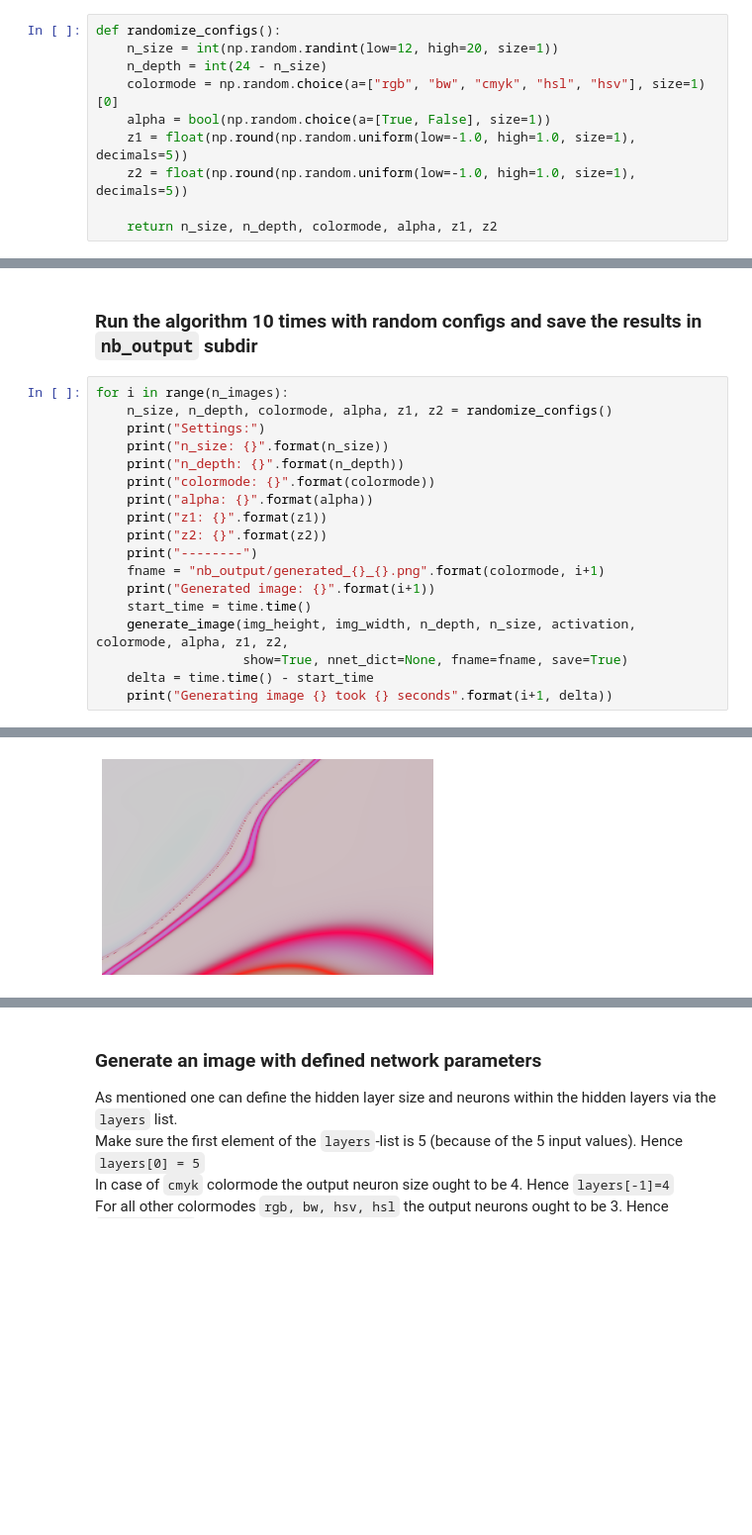
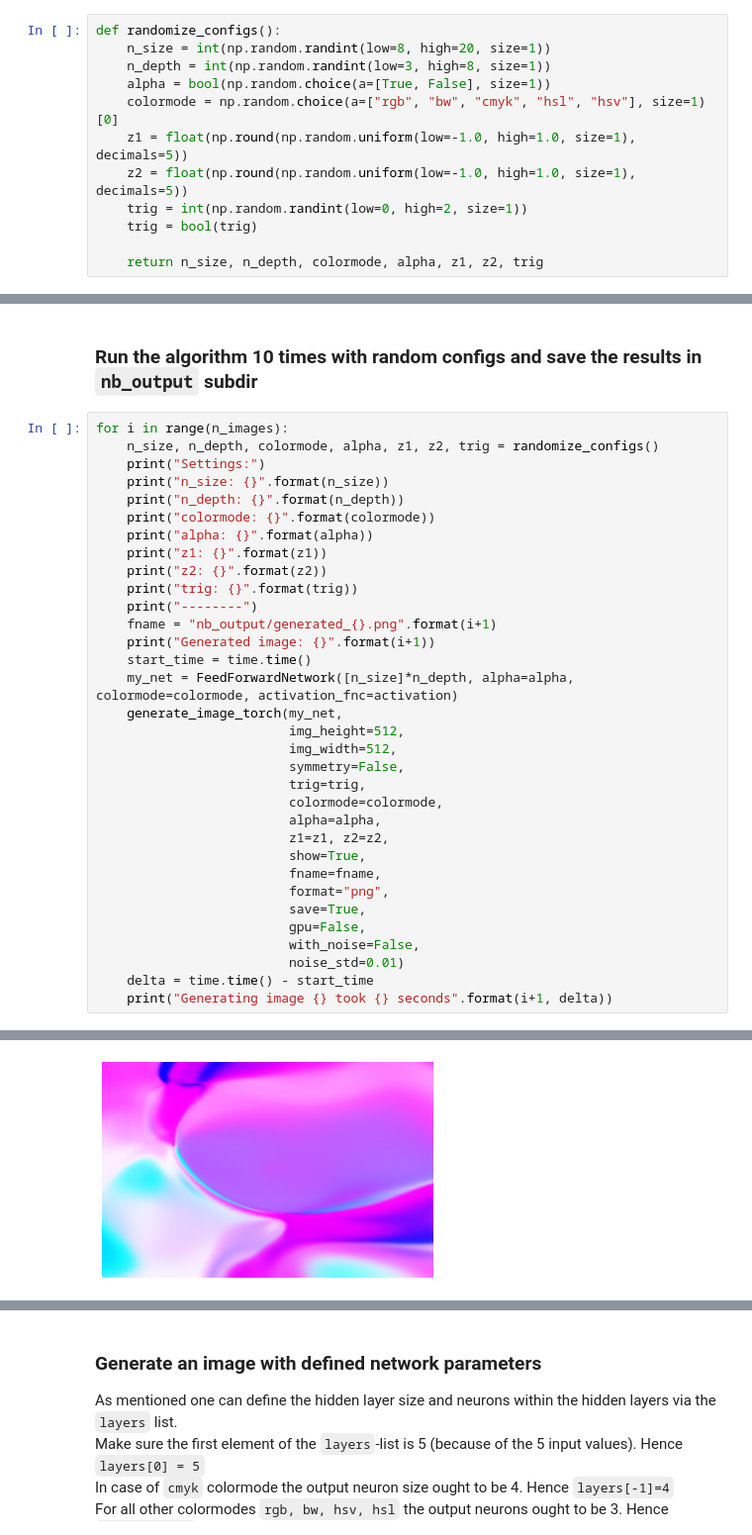
Before and after one commit to tuanle618/neural-net-random-art, a Jupyter notebook: nb_random_art.ipynb, the cells around one changed output, grey strips where cells are left out. Shown at 99% size. Cells and saved outputs as stored; diff of their text form; blank space fills up the shorter version.

Commit message:
refactor code and include pdf and svg output

```diff
--- a/nb_random_art.ipynb
+++ b/nb_random_art.ipynb
@@ -405,14 +216,16 @@ img_height = img_width = 256
 activation = "tanh"
 # %%
 def randomize_configs():
-    n_size = int(np.random.randint(low=12, high=20, size=1))
-    n_depth = int(24 - n_size)
+    n_size = int(np.random.randint(low=8, high=20, size=1))
+    n_depth = int(np.random.randint(low=3, high=8, size=1))
+    alpha = bool(np.random.choice(a=[True, False], size=1))
     colormode = np.random.choice(a=["rgb", "bw", "cmyk", "hsl", "hsv"], size=1)[0]
-    alpha = bool(np.random.choice(a=[True, False], size=1))
     z1 = float(np.round(np.random.uniform(low=-1.0, high=1.0, size=1), decimals=5))
     z2 = float(np.round(np.random.uniform(low=-1.0, high=1.0, size=1), decimals=5))
+    trig = int(np.random.randint(low=0, high=2, size=1))
+    trig = bool(trig)
 
-    return n_size, n_depth, colormode, alpha, z1, z2
+    return n_size, n_depth, colormode, alpha, z1, z2, trig
 # %%
 n_images = 10
 if not os.path.exists("nb_output"):
@@ -421,7 +234,7 @@ if not os.path.exists("nb_output"):
 ### Run the algorithm 10 times with random configs and save the results in `nb_output` subdir ###
 # %%
 for i in range(n_images):
-    n_size, n_depth, colormode, alpha, z1, z2 = randomize_configs()
+    n_size, n_depth, colormode, alpha, z1, z2, trig = randomize_configs()
     print("Settings:")
     print("n_size: {}".format(n_size))
     print("n_depth: {}".format(n_depth))
@@ -429,12 +242,27 @@ for i in range(n_images):
     print("alpha: {}".format(alpha))
     print("z1: {}".format(z1))
     print("z2: {}".format(z2))
+    print("trig: {}".format(trig))
     print("--------")
-    fname = "nb_output/generated_{}_{}.png".format(colormode, i+1)
+    fname = "nb_output/generated_{}.png".format(i+1)
     print("Generated image: {}".format(i+1))
     start_time = time.time()
-    generate_image(img_height, img_width, n_depth, n_size, activation, colormode, alpha, z1, z2,
-                   show=True, nnet_dict=None, fname=fname, save=True)
+    my_net = FeedForwardNetwork([n_size]*n_depth, alpha=alpha, colormode=colormode, activation_fnc=activation)
+    generate_image_torch(my_net,
+                         img_height=512,
+                         img_width=512,
+                         symmetry=False,
+                         trig=trig,
+                         colormode=colormode,
+                         alpha=alpha,
+                         z1=z1, z2=z2,
+                         show=True,
+                         fname=fname,
+                         format="png",
+                         save=True,
+                         gpu=False,
+                         with_noise=False,
+                         noise_std=0.01)
     delta = time.time() - start_time
     print("Generating image {} took {} seconds".format(i+1, delta))
 # %% [output]
@@ -459,3 +289,3 @@ z2: -0.19368
 --------
 Generated image: 2
-[figure, old version]
+[figure, new version]
```
Also changed, not shown: parts of 36 cells of this notebook, 7 other files.
